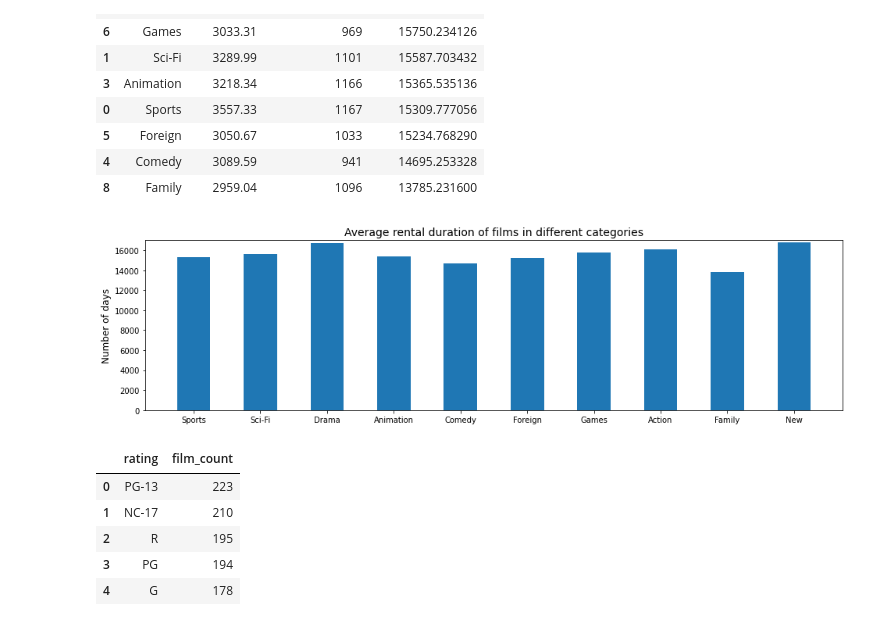
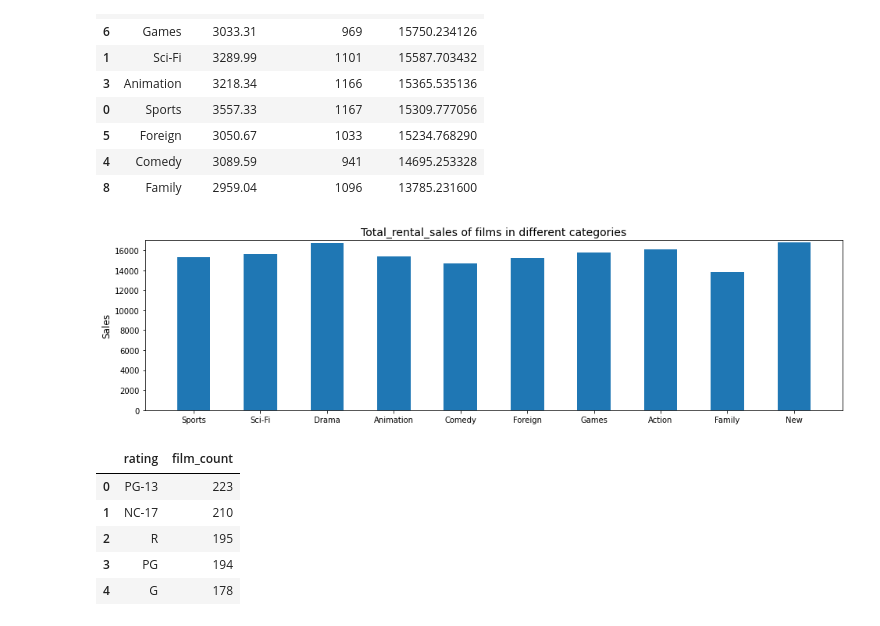
Before and after one commit to Jinhan-Han-Jeremy/data_analysis_for_sakila, a Jupyter notebook: sakila_data_analysis.ipynb, the cells around one changed output. Cells and saved outputs as stored; diff of their text form; code cells hidden in the pictures.

```diff
--- a/sakila_data_analysis.ipynb
+++ b/sakila_data_analysis.ipynb
@@ -158,23 +158,23 @@ Rental sales in catogories added total rental sales*rental durations
 # %%
 # bar chart of total_rental_sales
 
 fig, ax = plt.subplots(figsize = (16,4))
 
 
 ypos = np.arange(len(rental_sales_category["total_rental_sales"]))
 bars = ax.bar(ypos, rental_sales_category["total_rental_sales"], width = 0.50)
 
 ax.set_xticks(ypos)
 ax.set_xticklabels(rental_sales_category["category"])
 
 ax.set_ylim(ymax = 17000)
 
-ax.set_title("Average rental duration of films in different categories", fontsize = 14)
-ax.set_ylabel("Number of days", fontsize = 12)
+ax.set_title("Total_rental_sales of films in different categories", fontsize = 14)
+ax.set_ylabel("Sales", fontsize = 12)
 
 plt.show()
 # %% [output]
-[figure, old version]
+[figure, new version]
 # %%
 
 # The film table is a list of all films potentially in stock in the stores. The actual in-stock copies
```
Also changed, not shown: parts of 2 cells of this notebook.
